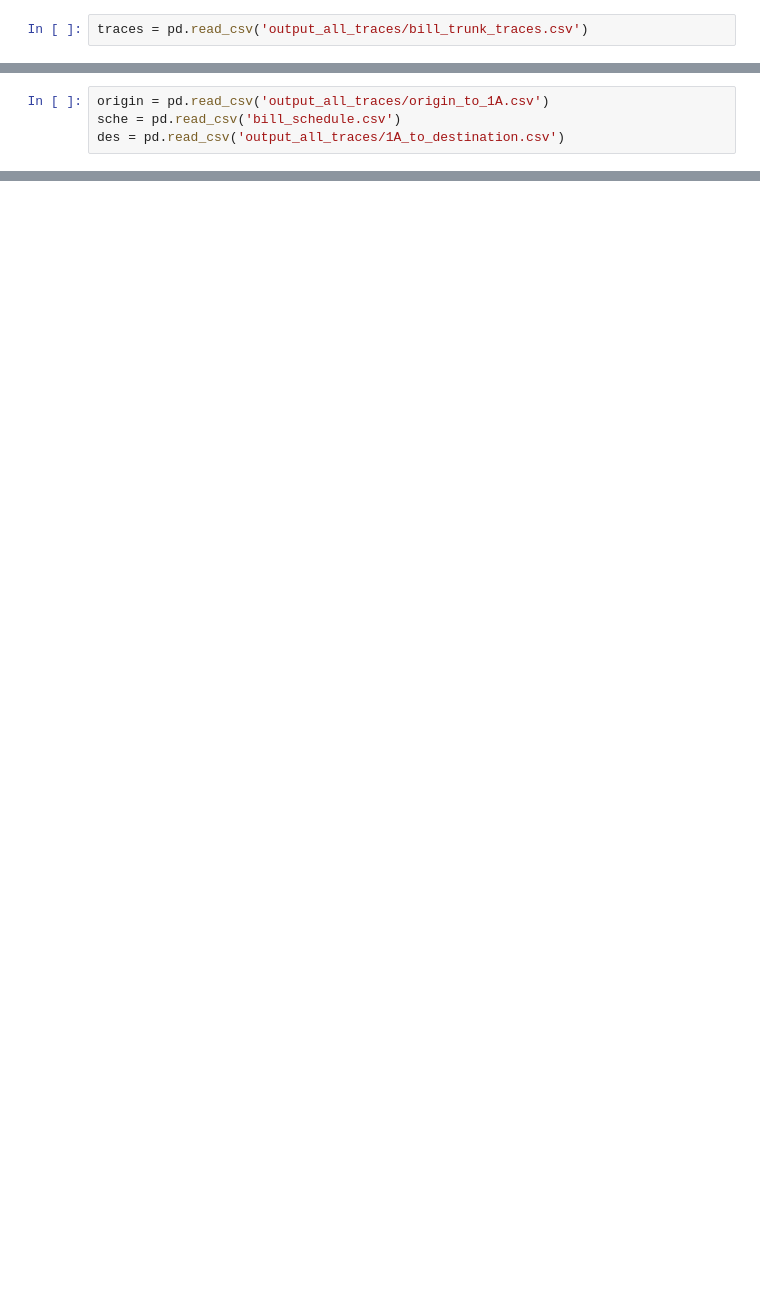
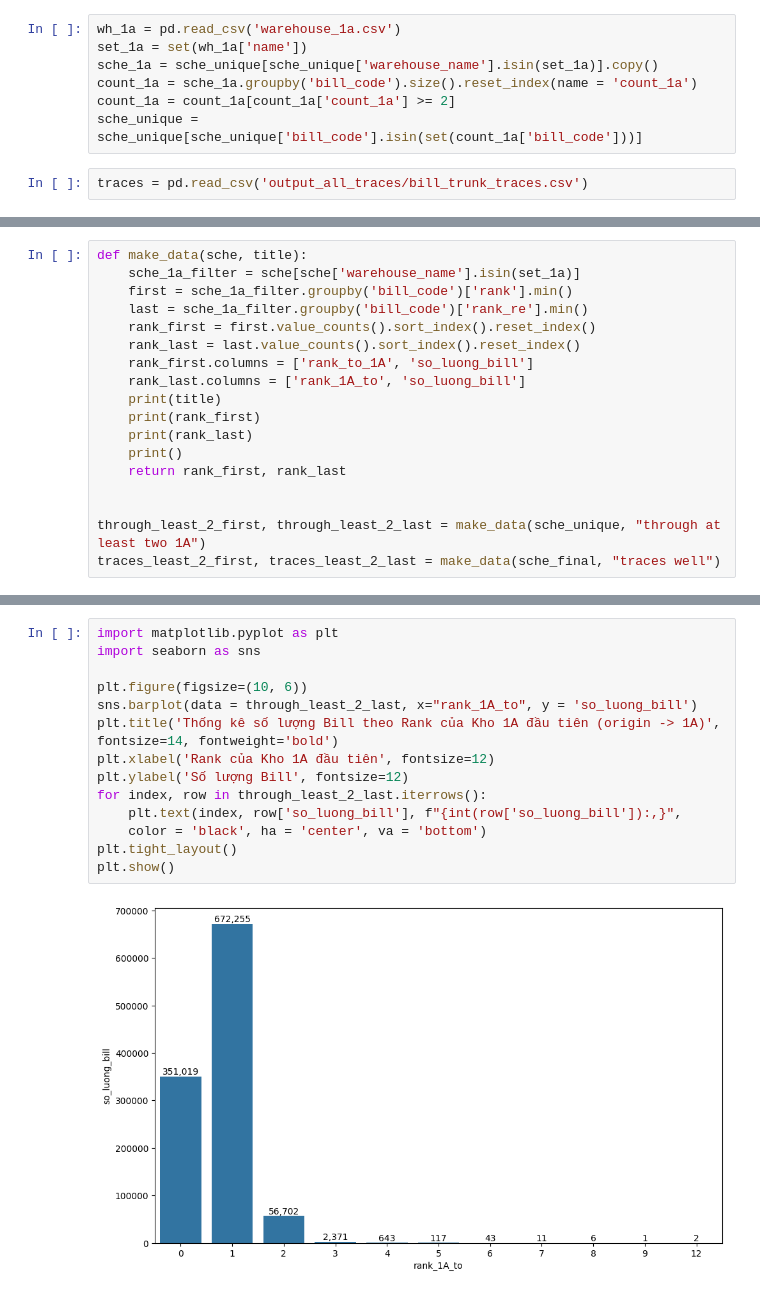
Before and after one commit to VietAnh-205/optima, a Jupyter notebook: note.ipynb, the cells around one changed output, grey strips where cells are left out. Saved outputs shown, nothing was run; the diff lists cells and outputs as text; blank space fills up the shorter version.

```diff
--- a/note.ipynb
+++ b/note.ipynb
@@ -42,3 +22,10 @@ rdis_non_1a.to_csv(os.path.join('output_routes', 'rdis_non_1a.csv'), index = Fal
+# %%
+wh_1a = pd.read_csv('warehouse_1a.csv')
+set_1a = set(wh_1a['name'])
+sche_1a = sche_unique[sche_unique['warehouse_name'].isin(set_1a)].copy()
+count_1a = sche_1a.groupby('bill_code').size().reset_index(name = 'count_1a')
+count_1a = count_1a[count_1a['count_1a'] >= 2]
+sche_unique = sche_unique[sche_unique['bill_code'].isin(set(count_1a['bill_code']))]
 # %%
 traces = pd.read_csv('output_all_traces/bill_trunk_traces.csv')
 # %%
@@ -64,5 +39 @@ pair_non_1a = pd.read_csv('output_routes/pair_non_1a.csv')
-# %%
-origin = pd.read_csv('output_all_traces/origin_to_1A.csv')
-sche = pd.read_csv('bill_schedule.csv')
-des = pd.read_csv('output_all_traces/1A_to_destination.csv')
 # %%
@@ -96,0 +52,18 @@ print(code[:10])
+# %%
+def make_data(sche, title):
+    sche_1a_filter = sche[sche['warehouse_name'].isin(set_1a)]
+    first = sche_1a_filter.groupby('bill_code')['rank'].min()
+    last = sche_1a_filter.groupby('bill_code')['rank_re'].min()
+    rank_first = first.value_counts().sort_index().reset_index()
+    rank_last = last.value_counts().sort_index().reset_index()
+    rank_first.columns = ['rank_to_1A', 'so_luong_bill']
+    rank_last.columns = ['rank_1A_to', 'so_luong_bill']
+    print(title)
+    print(rank_first)
+    print(rank_last)
+    print()
+    return rank_first, rank_last
+
+
+through_least_2_first, through_least_2_last = make_data(sche_unique, "through at least two 1A")
+traces_least_2_first, traces_least_2_last = make_data(sche_final, "traces well")
@@ -96,0 +88,16 @@ print(code[:10])
+# %%
+import matplotlib.pyplot as plt
+import seaborn as sns
+
+plt.figure(figsize=(10, 6))
+sns.barplot(data = through_least_2_last, x="rank_1A_to", y = 'so_luong_bill')
+plt.title('Thống kê số lượng Bill theo Rank của Kho 1A đầu tiên (origin -> 1A)', fontsize=14, fontweight='bold')
+plt.xlabel('Rank của Kho 1A đầu tiên', fontsize=12)
+plt.ylabel('Số lượng Bill', fontsize=12)
+for index, row in through_least_2_last.iterrows():
+    plt.text(index, row['so_luong_bill'], f"{int(row['so_luong_bill']):,}",
+    color = 'black', ha = 'center', va = 'bottom')
+plt.tight_layout()
+plt.show()
+# %% [output]
+[figure, added]
```
Also changed, not shown: parts of 17 cells of this notebook, 2 other files.
